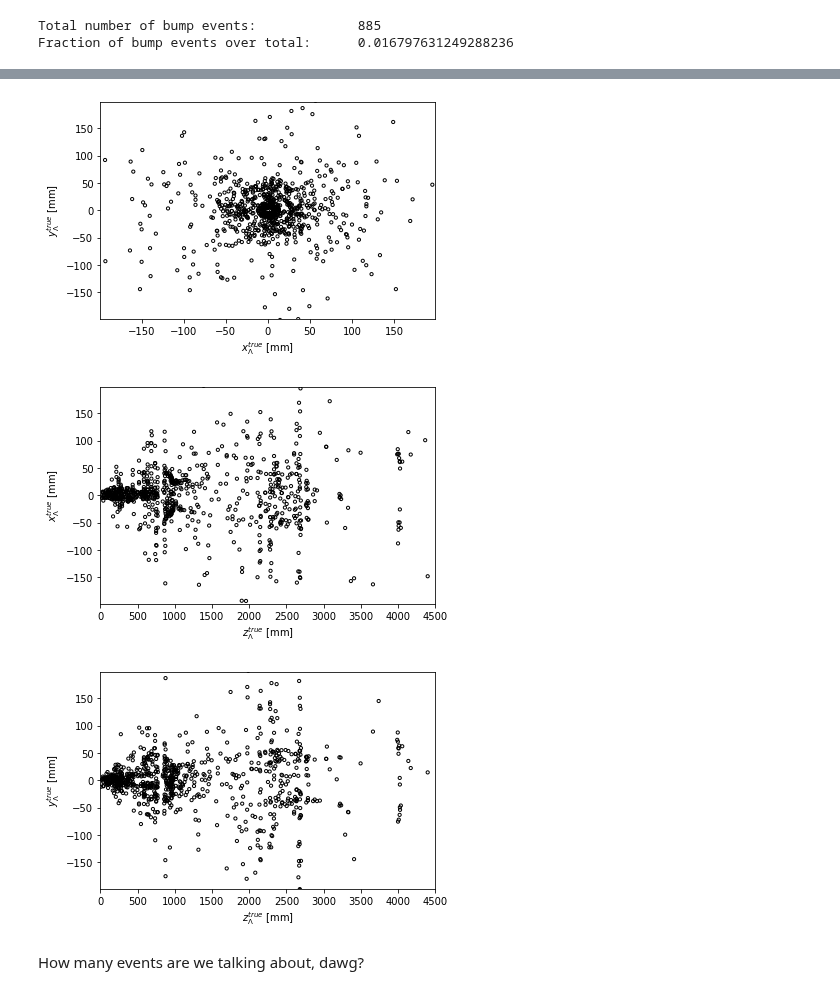
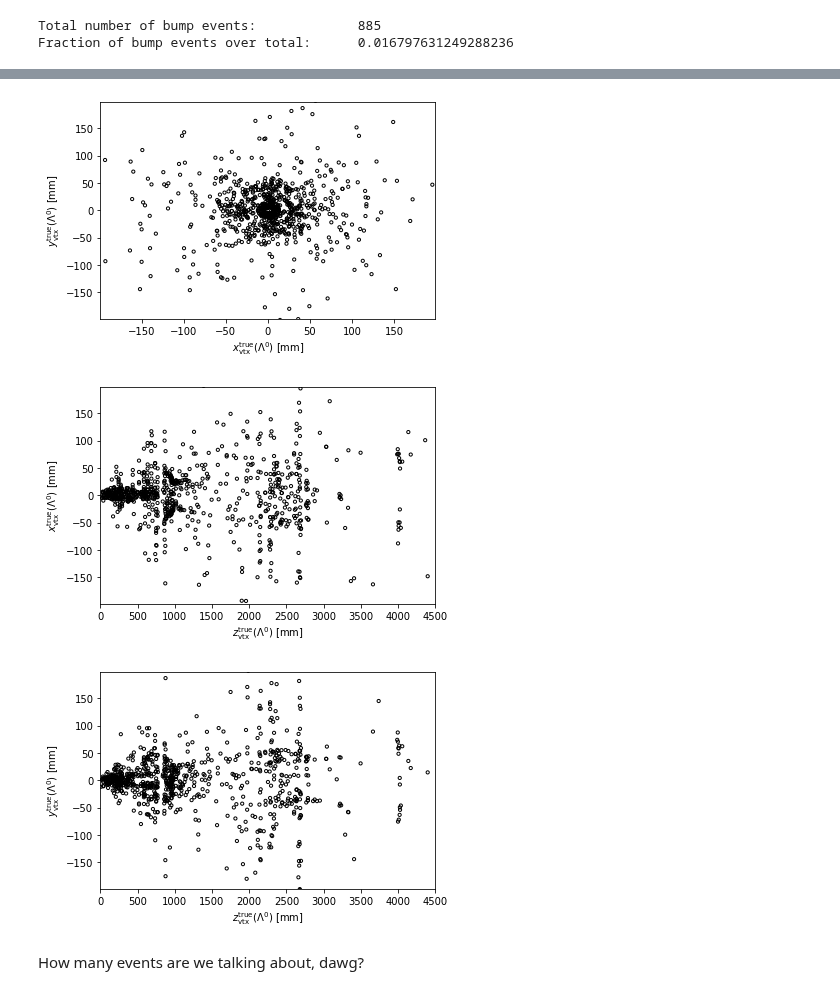
Before and after one commit to alatios/lb2jpsil_preliminary-variable-studies, a Jupyter notebook: 03_lambda_endvertex_study.ipynb, the cells around one changed output, grey strips where cells are left out. Drawn from its saved outputs; the diff is of its cells as text; code cells hidden in the pictures.

```diff
--- a/03_lambda_endvertex_study.ipynb
+++ b/03_lambda_endvertex_study.ipynb
@@ -386,7 +386,7 @@ plot_parameters = {
     'binning': 100,
     'x_range': (0, 8500),
     'title': '$\Lambda^0$ decay vertex: $z$ bias',
-    'x_label': '$z_\Lambda^{VF} - z_\Lambda^{true}$ [mm]',
+    'x_label': r'$z_\mathrm{vtx}^\mathrm{VF} (\Lambda^0) - z_\mathrm{vtx}^\mathrm{true} (\Lambda^0)$ [mm]',
     'file_name': 'bump_Lambda_endvertex_bias_z_log',
     'zero_vline': False,
     'log_scale': False,
@@ -414,8 +414,8 @@ for comp_x, comp_y in [('x', 'y'), ('z', 'x'), ('z', 'y')]:
         'range_x': component_to_x_range[comp_x],
         'range_y': component_to_x_range[comp_y],
         'title': '$\Lambda^0$ decay vertex: reconstructed $' + comp_x + '$ vs. $' + comp_y + '$',
-        'label_x': '$' +  comp_x + '_\Lambda^{VF}$ [mm]',
-        'label_y': '$' +  comp_y + '_\Lambda^{VF}$ [mm]',
+        'label_x': r'$' +  comp_x + '_\mathrm{vtx}^\mathrm{VF} (\Lambda^0)$ [mm]',
+        'label_y': r'$' +  comp_y + '_\mathrm{vtx}^\mathrm{VF} (\Lambda^0)$ [mm]',
         'file_name': 'bump_hist2d_Lambda_endvertex_' + comp_x + '_vs_' + comp_y,
         'show_title': show_titles,
         'black_and_white': bw,
@@ -443,8 +443,8 @@ for comp_x, comp_y in [('x', 'y'), ('z', 'x'), ('z', 'y')]:
         'range_x': component_to_x_range[comp_x],
         'range_y': component_to_x_range[comp_y],
         'title': '$\Lambda^0$ decay vertex: reconstructed $' + comp_x + '$ vs. $' + comp_y + '$',
-        'label_x': '$' +  comp_x + '_\Lambda^{VF}$ [mm]',
-        'label_y': '$' +  comp_y + '_\Lambda^{VF}$ [mm]',
+        'label_x': r'$' +  comp_x + '_\mathrm{vtx}^\mathrm{VF} (\Lambda^0)$ [mm]',
+        'label_y': r'$' +  comp_y + '_\mathrm{vtx}^\mathrm{VF} (\Lambda^0)$ [mm]',
         'file_name': 'bump_scatter_Lambda_endvertex_' + comp_x + '_vs_' + comp_y,
         'show_title': show_titles,
         'black_and_white': bw,
@@ -463,32 +463,32 @@ for comp_x, comp_y in [('x', 'y'), ('z', 'x'), ('z', 'y')]:
 # %%
 component_to_x_range = {
     'x': [-199, 199],
     'y': [-199, 199],
     'z': [0,4500]
 }
 
 for comp_x, comp_y in [('x', 'y'), ('z', 'x'), ('z', 'y')]:
     plot_parameters = {
         'range_x': component_to_x_range[comp_x],
         'range_y': component_to_x_range[comp_y],
         'title': '$\Lambda^0$ decay vertex: true $' + comp_x + '$ vs. $' + comp_y + '$',
-        'label_x': '$' +  comp_x + '_\Lambda^{true}$ [mm]',
-        'label_y': '$' +  comp_y + '_\Lambda^{true}$ [mm]',
+        'label_x': r'$' +  comp_x + '_\mathrm{vtx}^\mathrm{true} (\Lambda^0)$ [mm]',
+        'label_y': r'$' +  comp_y + '_\mathrm{vtx}^\mathrm{true} (\Lambda^0)$ [mm]',
         'file_name': 'bump_Lambda_true_endvertex_' + comp_x + '_vs_' + comp_y,
         'show_title': show_titles,
         'black_and_white': bw,
         'selection': bump_cuts,
     }
 
     plot_series_scatter(
         df_mc['MCTRUTH_L_ENDVERTEX_' + comp_x.upper()],
         df_mc['MCTRUTH_L_ENDVERTEX_' + comp_y.upper()],
         **plot_parameters
     )
 # %% [output]
-[figure, old version]
+[figure, new version]
-[figure, old version]
+[figure, new version]
-[figure, old version]
+[figure, new version]
 # %% [markdown]
 How many events are we talking about, dawg?
 # %%
```
Also changed, not shown: parts of 23 cells of this notebook.
